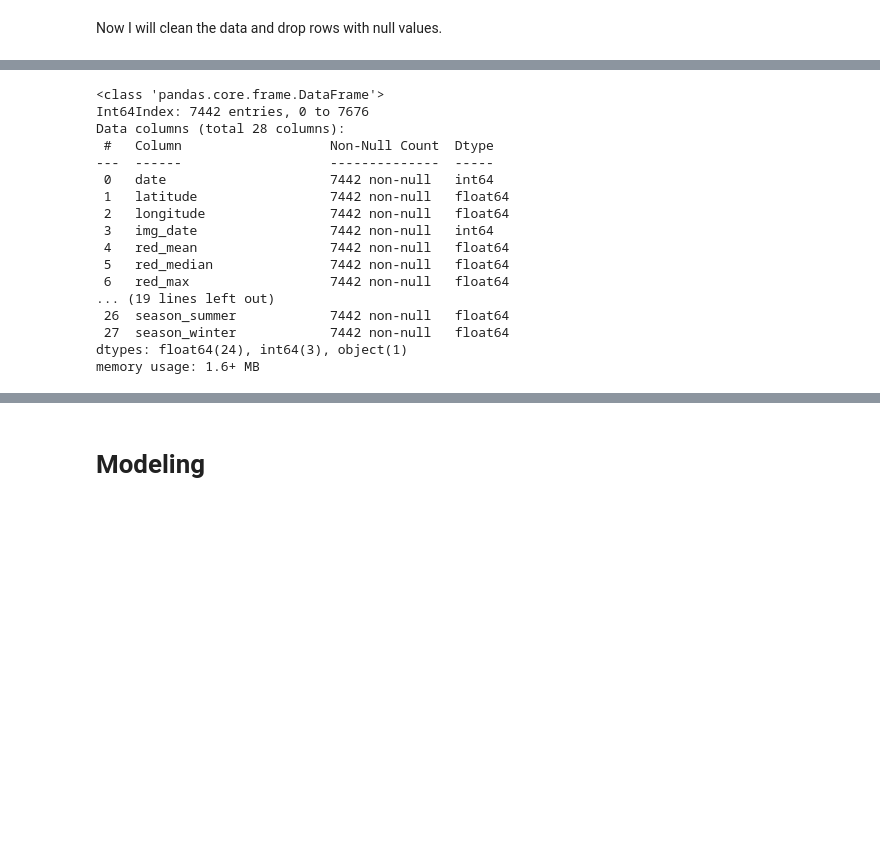
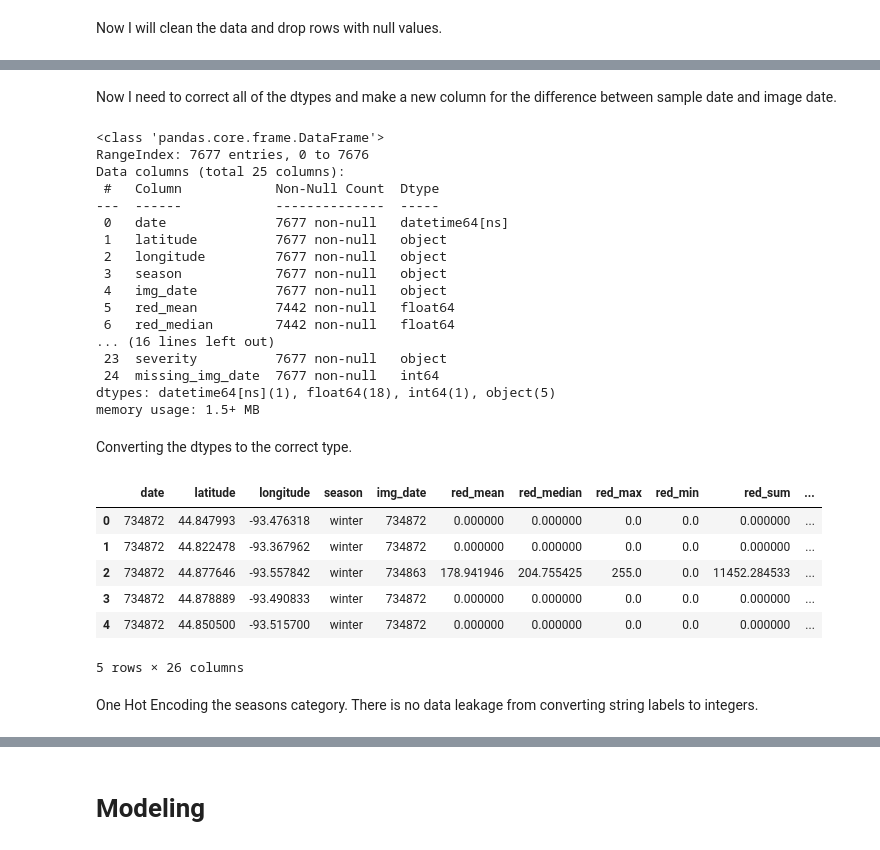
Before and after one commit to mduncan23/Predicting-Harmful-Algal-Blooms, a Jupyter notebook: best_notebook.ipynb, the cells around one changed output, grey strips where cells are left out. Saved outputs shown, nothing was run; the diff lists cells and outputs as text; code cells hidden in the pictures; blank space fills up the shorter version.

```diff
--- a/best_notebook.ipynb
+++ b/best_notebook.ipynb
@@ -1631,0 +1528,5 @@ Name: severity, dtype: float64
+# %%
+model_df['missing_img_date'] = 0
+# %%
+for index in missing_index_list:
+    model_df['missing_img_date'].loc[index] =1
@@ -1631,0 +1541,2 @@ Name: severity, dtype: float64
+# %%
+model_df['img_date'] = model_df['img_date'].fillna(model_df['date'])
@@ -1632,20 +1563,45 @@ Name: severity, dtype: float64
+# %% [markdown]
+Now I need to correct all of the dtypes  and make a new column for the difference between sample date and image date.
 # %%
-test_clean.info()
+model_df.info()
 # %% [output]
 <class 'pandas.core.frame.DataFrame'>
-Int64Index: 7442 entries, 0 to 7676
-Data columns (total 28 columns):
- #   Column                   Non-Null Count  Dtype
----  ------                   --------------  -----
- 0   date                     7442 non-null   int64
- 1   latitude                 7442 non-null   float64
- 2   longitude                7442 non-null   float64
- 3   img_date                 7442 non-null   int64
- 4   red_mean                 7442 non-null   float64
- 5   red_median               7442 non-null   float64
- 6   red_max                  7442 non-null   float64
-... (19 lines left out)
- 26  season_summer            7442 non-null   float64
- 27  season_winter            7442 non-null   float64
-dtypes: float64(24), int64(3), object(1)
-memory usage: 1.6+ MB
+RangeIndex: 7677 entries, 0 to 7676
+Data columns (total 25 columns):
+ #   Column            Non-Null Count  Dtype
+---  ------            --------------  -----
+ 0   date              7677 non-null   datetime64[ns]
+ 1   latitude          7677 non-null   object
+ 2   longitude         7677 non-null   object
+ 3   season            7677 non-null   object
+ 4   img_date          7677 non-null   object
+ 5   red_mean          7442 non-null   float64
+ 6   red_median        7442 non-null   float64
+... (16 lines left out)
+ 23  severity          7677 non-null   object
+ 24  missing_img_date  7677 non-null   int64
+dtypes: datetime64[ns](1), float64(18), int64(1), object(5)
+memory usage: 1.5+ MB
+# %% [markdown]
+Converting the dtypes to the correct type.
+# %%
+model_df['date'] = model_df['date'].apply(lambda x: datetime.date(x))
+model_df['latitude'] = model_df['latitude'].apply(lambda x: x.astype(float))
+model_df['longitude'] = model_df['longitude'].apply(lambda x: x.astype(float))
+model_df['severity'] = model_df['severity'].apply(lambda x: x.astype(int))
+model_df['date'] = model_df['date'].apply(lambda x: x.toordinal())
+model_df['img_date'] = model_df['img_date'].apply(lambda x: x.toordinal())
+
+model_df['days_from_sat_to_sample'] = model_df['date'] - model_df['img_date']
+# %%
+model_df.head()
+# %% [output]
+|  | date | latitude | longitude | season | img_date | red_mean | red_median | red_max | red_min | red_sum | ... |
+| 0 | 734872 | 44.847993 | -93.476318 | winter | 734872 | 0.000000 | 0.000000 | 0.0 | 0.0 | 0.000000 | ... |
+| 1 | 734872 | 44.822478 | -93.367962 | winter | 734872 | 0.000000 | 0.000000 | 0.0 | 0.0 | 0.000000 | ... |
+| 2 | 734872 | 44.877646 | -93.557842 | winter | 734863 | 178.941946 | 204.755425 | 255.0 | 0.0 | 11452.284533 | ... |
+| 3 | 734872 | 44.878889 | -93.490833 | winter | 734872 | 0.000000 | 0.000000 | 0.0 | 0.0 | 0.000000 | ... |
+| 4 | 734872 | 44.850500 | -93.515700 | winter | 734872 | 0.000000 | 0.000000 | 0.0 | 0.0 | 0.000000 | ... |
+5 rows × 26 columns
+# %% [markdown]
+One Hot Encoding the seasons category. There is no data leakage from converting string labels to integers.
```
Also changed, not shown: parts of 103 cells of this notebook.
